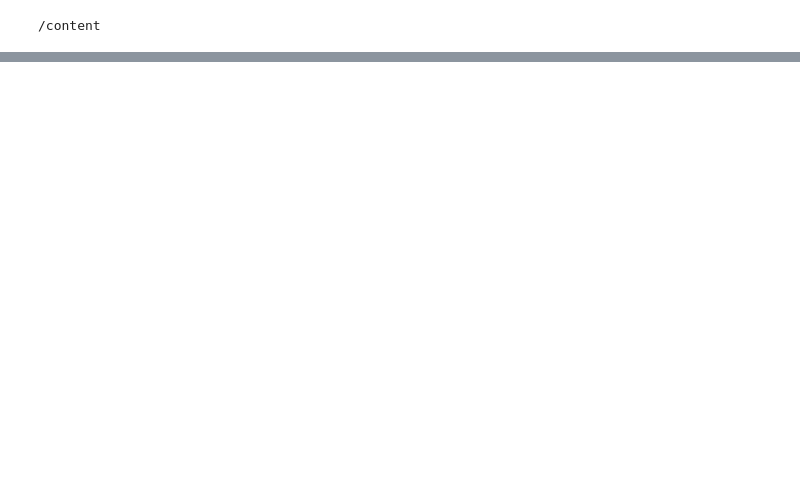
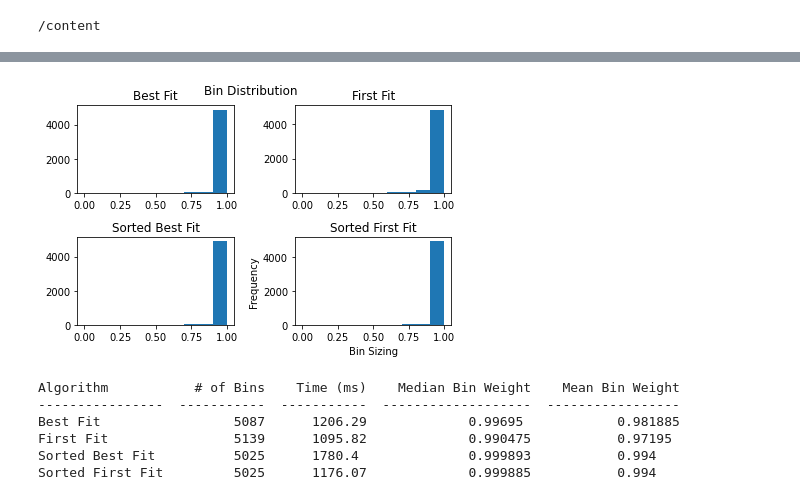
Before and after one commit to derexwangmang/approx-mini1, a Jupyter notebook: Approx_Mini_1.ipynb, the cells around one changed output, grey strips where cells are left out. Drawn from its saved outputs; the diff is of its cells as text; code cells hidden in the pictures; blank space fills up the shorter version.

```diff
--- a/Approx_Mini_1.ipynb
+++ b/Approx_Mini_1.ipynb
@@ -30,0 +62,76 @@ import matplotlib.pyplot as plt
+# %%
+with open('best_fit.csv', newline = '') as file:
+    reader = csv.reader(file, quoting = csv.QUOTE_NONNUMERIC)
+    best_fit = []
+    for row in reader:
+      if row[:]:
+        best_fit.append(row[:])
+
+with open('first_fit.csv', newline = '') as file:
+    reader = csv.reader(file, quoting = csv.QUOTE_NONNUMERIC)
+    first_fit = []
+    for row in reader:
+      if row[:]:
+        first_fit.append(row[:])
+
+with open('sorted_best_fit.csv', newline = '') as file:
+    reader = csv.reader(file, quoting = csv.QUOTE_NONNUMERIC)
+    sorted_best_fit = []
+    for row in reader:
+      if row[:]:
+        sorted_best_fit.append(row[:])
+
+with open('sorted_first_fit.csv', newline = '') as file:
+    reader = csv.reader(file, quoting = csv.QUOTE_NONNUMERIC)
+    sorted_first_fit = []
+    for row in reader:
+      if row[:]:
+        sorted_first_fit.append(row[:])
+
+fig, ax = plt.subplots(nrows=2, ncols=2)
+fig.suptitle("Bin Distribution")
+
+ax[0,0].hist(best_fit[0], range=(0, 1))
+ax[0,0].set_title('Best Fit')
+ax[0,1].hist(first_fit[0], range=(0, 1))
+ax[0,1].set_title('First Fit')
+ax[1,0].hist(sorted_best_fit[0], range=(0, 1))
+ax[1,0].set_title('Sorted Best Fit')
+ax[1,1].hist(sorted_first_fit[0], range=(0, 1))
+ax[1,1].set_title('Sorted First Fit')
+
+plt.xlabel("Bin Sizing")
+plt.ylabel("Frequency")
+plt.tight_layout()
+plt.show()
+# %% [output]
+[figure, added]
+# %%
+def find_median(arr):
+  arr.sort()
+  x = len(arr)/2
+  if len(arr)%2==0:
+    return (arr[len(arr)//2] + arr[len(arr)//2+1]) / 2
+  else:
+    return arr[len(arr)//2]
+
+def find_mean(arr):
+  sumo = 0
+  for i in arr:
+    sumo += i
+  return sumo/len(arr)
+
+table = [["Algorithm", "# of Bins", "Time (ms)", "Median Bin Weight", "Mean Bin Weight"],
+         ["Best Fit", str(int(best_fit[1][0])), str(float(best_fit[2][0])), str(find_median(best_fit[0])), str(find_mean(best_fit[0]))],
+         ["First Fit", str(int(first_fit[1][0])), str(float(first_fit[2][0])), str(find_median(first_fit[0])), str(find_mean(first_fit[0]))],
+         ["Sorted Best Fit", str(int(sorted_best_fit[1][0])), str(float(sorted_best_fit[2][0])), str(find_median(sorted_best_fit[0])), str(find_mean(sorted_best_fit[0]))],
+         ["Sorted First Fit", str(int(sorted_first_fit[1][0])), str(float(sorted_first_fit[2][0])), str(find_median(sorted_first_fit[0])), str(find_mean(sorted_first_fit[0]))]]
+
+print(tabulate(table, headers='firstrow'))
+# %% [output]
+Algorithm           # of Bins    Time (ms)    Median Bin Weight    Mean Bin Weight
+----------------  -----------  -----------  -------------------  -----------------
+Best Fit                 5087      1206.29             0.99695            0.981885
+First Fit                5139      1095.82             0.990475           0.97195
+Sorted Best Fit          5025      1780.4              0.999893           0.994
+Sorted First Fit         5025      1176.07             0.999885           0.994
```
Also changed, not shown: parts of 20 cells of this notebook.
